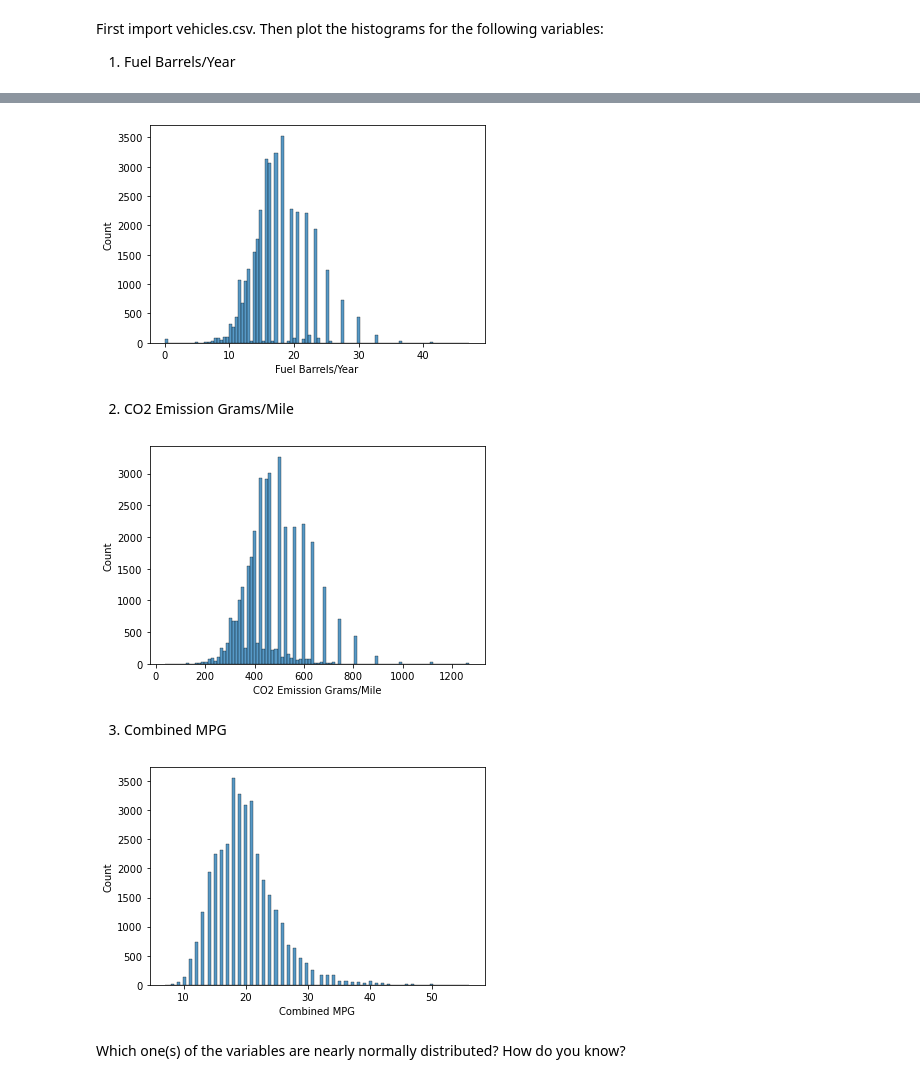
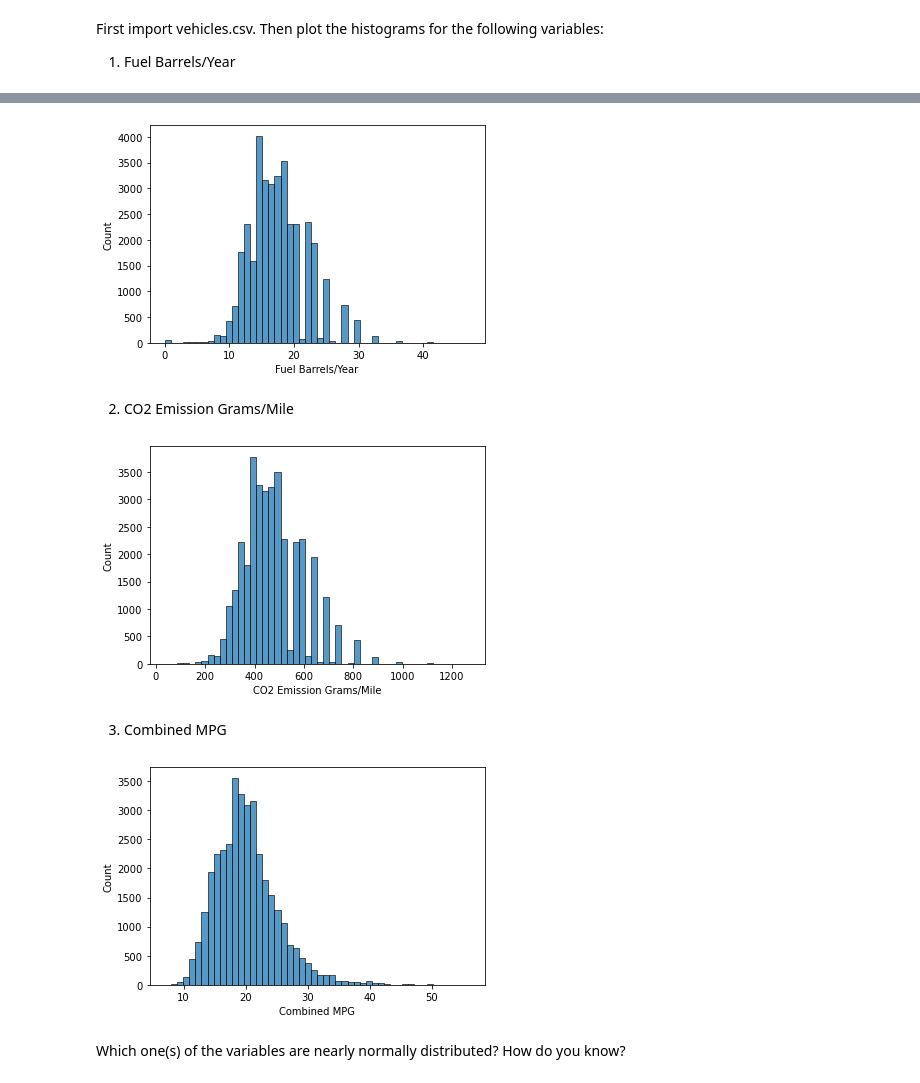
Before and after one commit to Ironhack-Data-Madrid-Enero-2022/lab-continuous-probability-distributions, a Jupyter notebook: your-code/main.ipynb, the cells around one changed output, grey strips where cells are left out. Saved outputs shown, nothing was run; the diff lists cells and outputs as text; code cells hidden in the pictures.

```diff
--- a/your-code/main.ipynb
+++ b/your-code/main.ipynb
@@ -119,21 +125,21 @@ vehicles.head()
 | 3 | AM General | Post Office DJ8 2WD | 1985 | 4.2 | 6.0 | Automatic 3-spd | Rear-Wheel Drive | Special Purpose Vehicle 2WD | ... |
 | 4 | ASC Incorporated | GNX | 1987 | 3.8 | 6.0 | Automatic 4-spd | Rear-Wheel Drive | Midsize Cars | ... |
 # %%
-sns.histplot(vehicles['Fuel Barrels/Year'], bins = 100);
+sns.histplot(vehicles['Fuel Barrels/Year'], bins = 50);
 # %% [output]
-[figure, old version]
+[figure, new version]
 # %% [markdown]
 2. CO2 Emission Grams/Mile
 # %%
-sns.histplot(vehicles['CO2 Emission Grams/Mile'], bins = 100);
+sns.histplot(vehicles['CO2 Emission Grams/Mile'], bins = 50);
 # %% [output]
-[figure, old version]
+[figure, new version]
 # %% [markdown]
 3. Combined MPG
 # %%
-sns.histplot(vehicles['Combined MPG'], bins = 100);
+sns.histplot(vehicles['Combined MPG'], bins = 50);
 # %% [output]
-[figure, old version]
+[figure, new version]
 # %% [markdown]
 Which one(s) of the variables are nearly normally distributed? How do you know?
 # %% [markdown]
```
Also changed, not shown: parts of 19 cells of this notebook.
